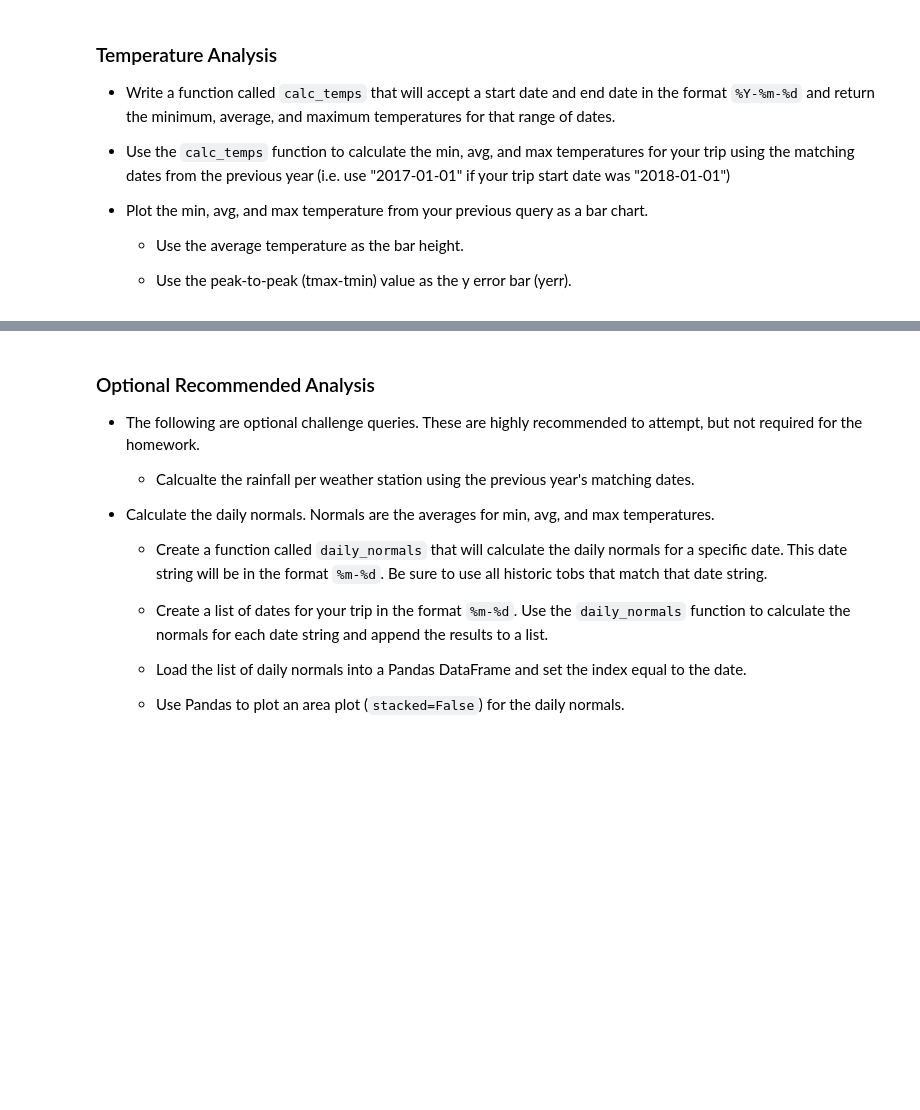
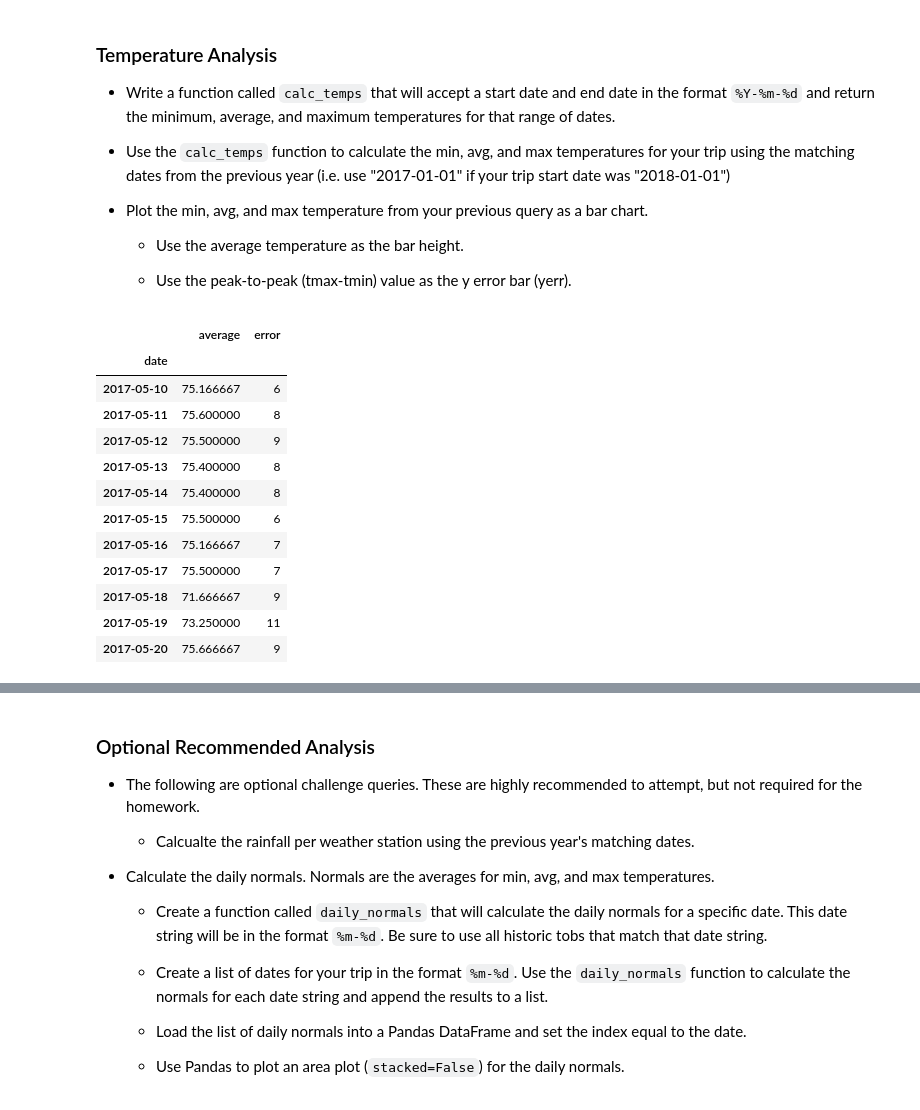
Before and after one commit to thenups/hawaii-climate-analysis-advanced-sql, a Jupyter notebook: climate_analysis.ipynb, the cells around one changed output, grey strips where cells are left out. Drawn from its saved outputs; the diff is of its cells as text; code cells hidden in the pictures; blank space fills up the shorter version.

```diff
--- a/climate_analysis.ipynb
+++ b/climate_analysis.ipynb
@@ -73,16 +62,0 @@ session.query(func.count(Measurement.date)).all()
-# %%
-# Query for the stock and average prices (open, high, low, close)
-# for all stock in the month of May
-# Sort the result by stock name
-### BEGIN SOLUTION
-sel = [Measurement.stock,
-       func.avg(Dow.open_price),
-       func.avg(Dow.high_price),
-       func.avg(Dow.low_price),
-       func.avg(Dow.close_price)]
-may_averages = session.query(*sel).\
-    filter(func.strftime("%m", Dow.date) == "05").\
-    group_by(Dow.stock).\
-    order_by(Dow.stock).all()
-### END SOLUTION
-may_averages
@@ -113,3 +209,55 @@ may_averages
   * Use the average temperature as the bar height.
 
   * Use the peak-to-peak (tmax-tmin) value as the y error bar (yerr).
+# %%
+# Set start and end dates for trip
+start = '2018-5-10'
+end = '2018-5-20'
+
+# Define calc_temps function
+def calc_temps(startDate,endDate):
+
+    # Convert dates to datetime
+    startDateDT = datetime.strptime(startDate,'%Y-%m-%d')
+    endDateDT = datetime.strptime(endDate,'%Y-%m-%d')
+
+    # Find start and end dates from a year ago
+    startYA = datetime.date(startDateDT) - dt.timedelta(days=365)
+    endYA = datetime.date(endDateDT) - dt.timedelta(days=365)
+
+    # Data to select
+    sel = [
+            Measurement.date,
+            func.avg(Measurement.tobs),
+            func.max(Measurement.tobs)-func.min(Measurement.tobs)
+          ]
+
+    # Filter and group data
+    selData = session.query(*sel).\
+        filter(Measurement.date >= startYA, Measurement.date <= endYA).\
+        group_by(Measurement.date).\
+        order_by(Measurement.date).all()
+
+    df = pd.DataFrame(selData, columns=['date', 'average', 'error'])
+    df.set_index('date', inplace=True)
+
+    return df
+
+# Run calc_temps function
+tempDF = calc_temps(start,end)
+
+tempDF
+# %% [output]
+|  | average | error |
+| date |  |  |
+| 2017-05-10 | 75.166667 | 6 |
+| 2017-05-11 | 75.600000 | 8 |
+| 2017-05-12 | 75.500000 | 9 |
+| 2017-05-13 | 75.400000 | 8 |
+| 2017-05-14 | 75.400000 | 8 |
+| 2017-05-15 | 75.500000 | 6 |
+| 2017-05-16 | 75.166667 | 7 |
+| 2017-05-17 | 75.500000 | 7 |
+| 2017-05-18 | 71.666667 | 9 |
+| 2017-05-19 | 73.250000 | 11 |
+| 2017-05-20 | 75.666667 | 9 |
```
Also changed, not shown: parts of 12 cells of this notebook, 2 other files.
